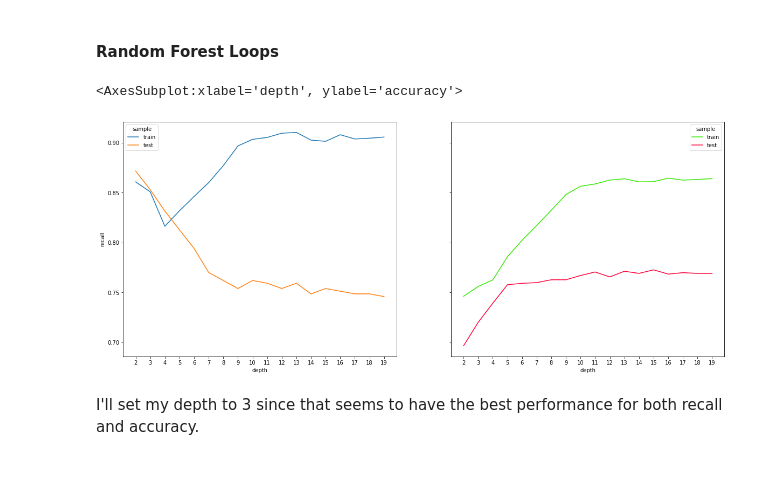
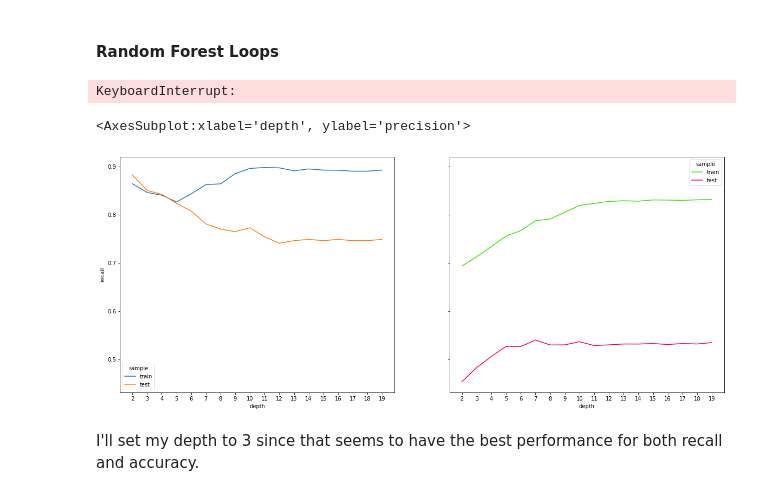
Before and after one commit to MrEnigmamgine/classification-project, a Jupyter notebook: prep-explore.ipynb, the cells around one changed output. Cells and saved outputs as stored; diff of their text form; code cells hidden in the pictures.

```diff
--- a/prep-explore.ipynb
+++ b/prep-explore.ipynb
@@ -879,7 +919,7 @@ def x_y_split(df):
     features = ['tenure',
                 'contract_type_two year',
                 'internet_service_type_none',
-                'total_charges',
+                # 'total_charges',
                 'online_security',
                 'monthly_charges',
                 'paperless_billing',
@@ -889,6 +929,8 @@ def x_y_split(df):
     x = df[features]
     y = df['churn']
     return x, y
+# %%
+X_train, y_train = x_y_split(train)
 # %%
 from sklearn.ensemble import RandomForestClassifier
 from sklearn.linear_model import LogisticRegression
@@ -901,6 +943,8 @@ def binary_classifier_stats(actual, predictions):
     tn, fp, fn, tp = metrics.confusion_matrix(actual,predictions).ravel()
     stats = {
             'accuracy' : metrics.accuracy_score(actual, predictions) ,
+            'true_positive_rate' : tp/(tp+fp) ,
+            'true_negative_rate' : tn/(tn+fn) ,
             'false_positive_rate' : fp/(tp+fp) ,
             'false_negative_rate' : fn/(tn+fn) ,
             'precision' : metrics.precision_score(actual, predictions),
@@ -1013,15 +1065,17 @@ for i in range(2,20):
     out.append(metric)
 
 results = pd.DataFrame(out)
+# %% [output]
+KeyboardInterrupt:
 # %%
 fig, ax = plt.subplots(nrows=1, ncols=2, sharey=True, )
 fig.set(figwidth=20,figheight=8)
 plt.setp(ax, xticks=range(20))
 sns.lineplot(data=results, x='depth', y='recall', hue='sample', ax=ax[0])
-sns.lineplot(data=results, x='depth', y='accuracy', hue='sample', ax=ax[1], palette='prism')
+sns.lineplot(data=results, x='depth', y='precision', hue='sample', ax=ax[1], palette='prism')
 # %% [output]
-<AxesSubplot:xlabel='depth', ylabel='accuracy'>
+<AxesSubplot:xlabel='depth', ylabel='precision'>
-[figure, old version]
+[figure, new version]
 # %% [markdown]
 I'll set my depth to 3 since that seems to have the best performance for both recall and accuracy.
 # %% [markdown]
```
Also changed, not shown: parts of 37 cells of this notebook, 4 other files.
